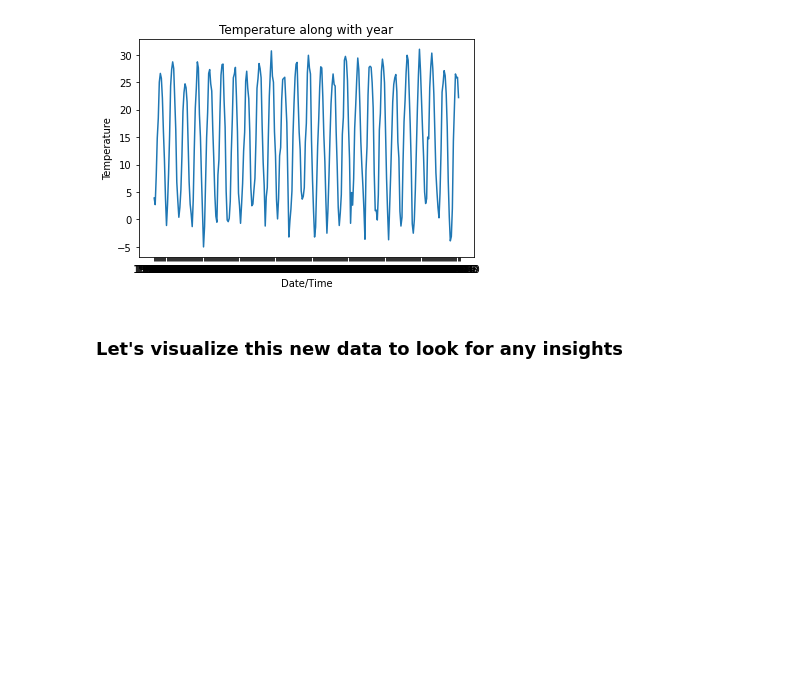
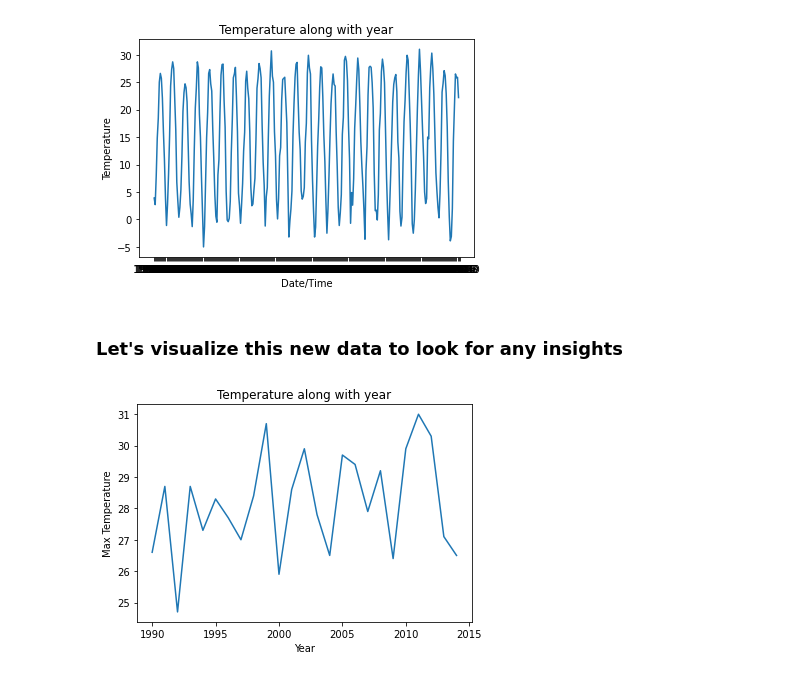
Before and after one commit to malvat/DataMiningGasEmissions, a Jupyter notebook: Data Prediction.ipynb, the cells around one changed output. Cells and saved outputs as stored; diff of their text form; code cells hidden in the pictures; blank space fills up the shorter version.

Commit message:
visualize the new graph using matplot lib

```diff
--- a/Data Prediction.ipynb
+++ b/Data Prediction.ipynb
@@ -174,7 +174,9 @@ for i in range(1990, 2015):
 # %%
 # plot the graph
 plt.plot(years , max_temp_data)
 plt.title("Temperature along with year")
-plt.ylabel("Temperature")
-plt.xlabel("Date/Time")
+plt.ylabel("Max Temperature")
+plt.xlabel("Year")
 plt.show()
+# %% [output]
+[figure, added]
```
Also changed, not shown: parts of 1 cell of this notebook.
